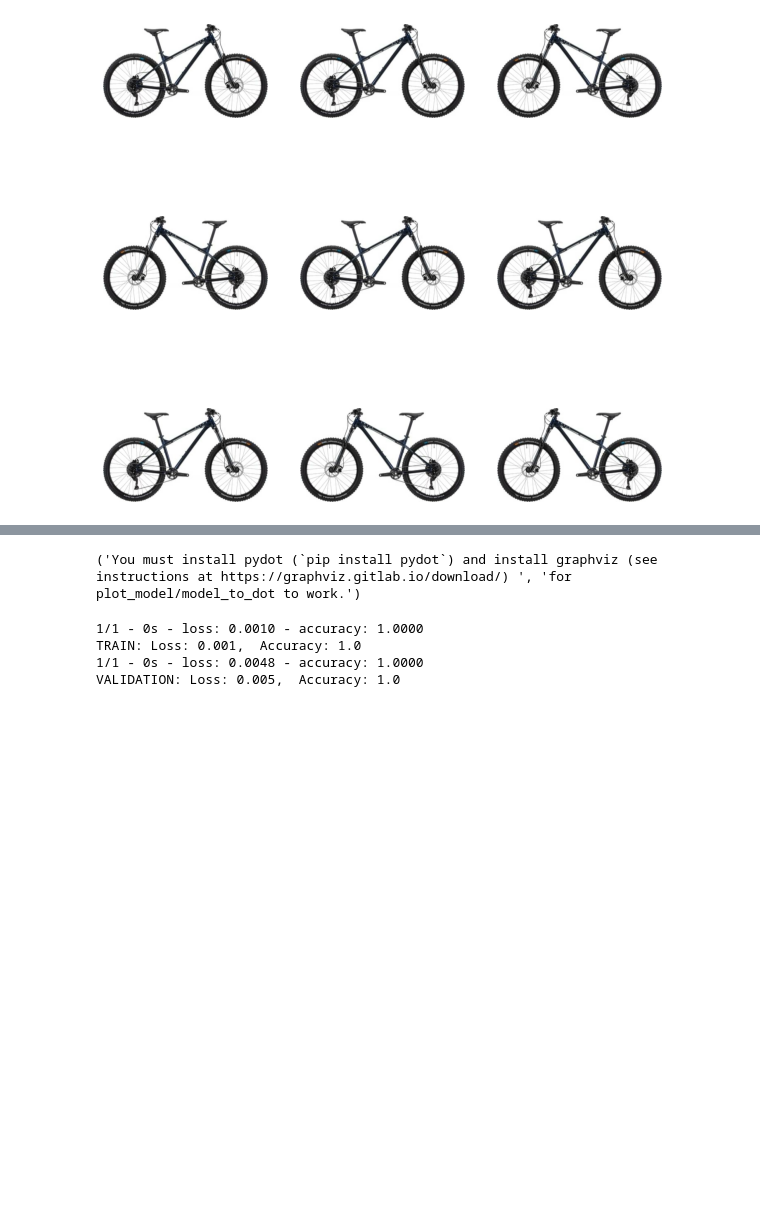
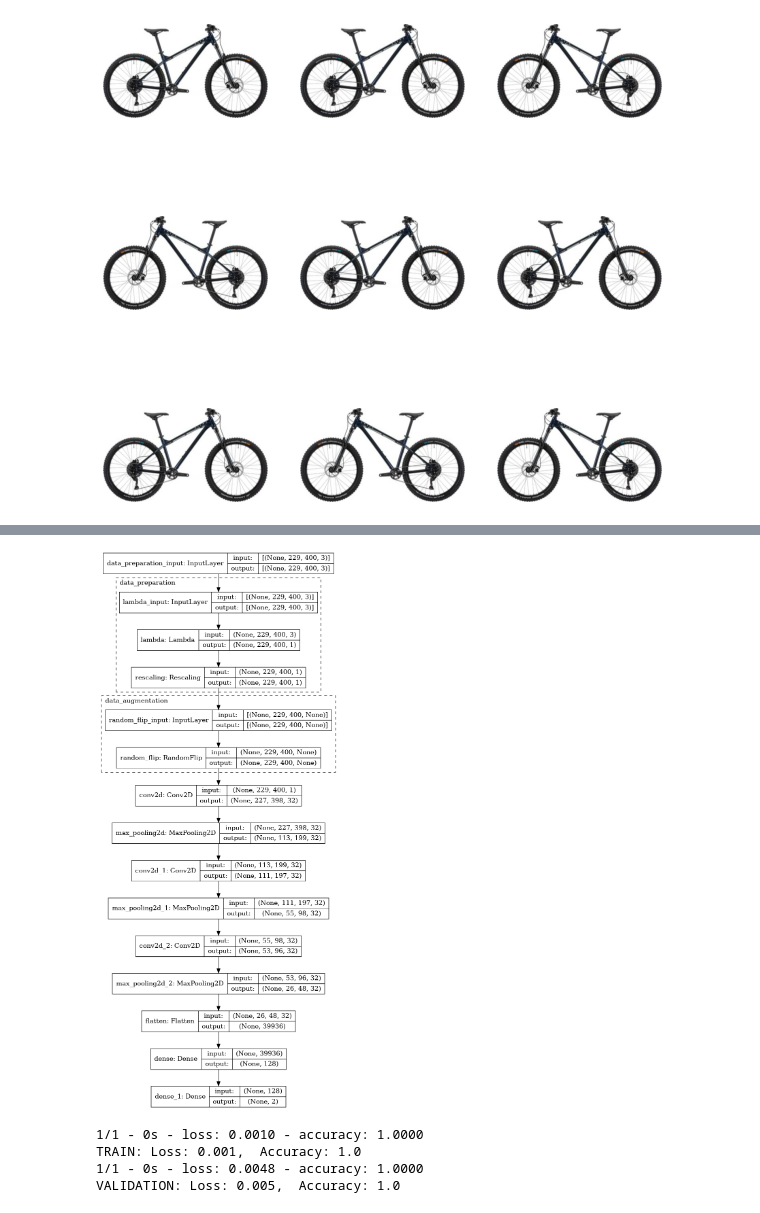
Before and after one commit to Oshimani/machine-learning-project, a Jupyter notebook: 03_Project.ipynb, the cells around one changed output, grey strips where cells are left out. Drawn from its saved outputs; the diff is of its cells as text; code cells hidden in the pictures; blank space fills up the shorter version.

```diff
--- a/03_Project.ipynb
+++ b/03_Project.ipynb
@@ -193,6 +196,7 @@ num_classes = len(class_names)
 
 models_path = "./models"
 training_logs_path = "./training_logs"
+checkpoints_path = "./checkpoints"
 
 model = keras.Sequential([
     # Data preparation
@@ -212,7 +216,7 @@ model = keras.Sequential([
     keras.layers.Flatten(),
     keras.layers.Dense(128, activation='relu'),
     keras.layers.Dense(num_classes)
-], "Bike_Classifier")
+], "bike_classifier")
 
 model.compile(
     optimizer="adam",
@@ -268,0 +231,33 @@ Epoch 5/5
+# %%
+# create required directories
+create_path_if_not_exists(training_logs_path)
+create_path_if_not_exists(checkpoints_path)
+
+# save training logs
+csv_logger = CSVLogger(
+    f"{training_logs_path}/{model.name}.csv", separator=";", append=True)
+
+# save the trained epochs
+checkpoint_callback = tf.keras.callbacks.ModelCheckpoint(
+    filepath=f"{checkpoints_path}/{model.name}_e{epochs}_cp.ckpt"
+)
+
+# try load checkpoints
+if tf.train.latest_checkpoint(checkpoints_path):
+    model.load_weights(tf.train.latest_checkpoint(checkpoints_path))
+
+# train model
+history = model.fit(
+    train_data,
+    validation_data=validation_data,
+
+    epochs=epochs,
+
+    use_multiprocessing=True,
+    workers=4,
+
+    callbacks=[
+        csv_logger,
+        checkpoint_callback
+    ]
+)
@@ -314,9 +380,13 @@ Non-trainable params: 0
 _________________________________________________________________
 # %%
 # plot model
-keras.utils.plot_model(model, expand_nested=True)
+keras.utils.plot_model(model,
+                       show_shapes=True,
+                       expand_nested=True,
+                    #    show_layer_names=True,
+                       )
 # %% [output]
-('You must install pydot (`pip install pydot`) and install graphviz (see instructions at https://graphviz.gitlab.io/download/) ', 'for plot_model/model_to_dot to work.')
+[figure, added]
 # %%
 # evaluation
 # TRAIN
```
Also changed, not shown: parts of 16 cells of this notebook, 12 other files.
